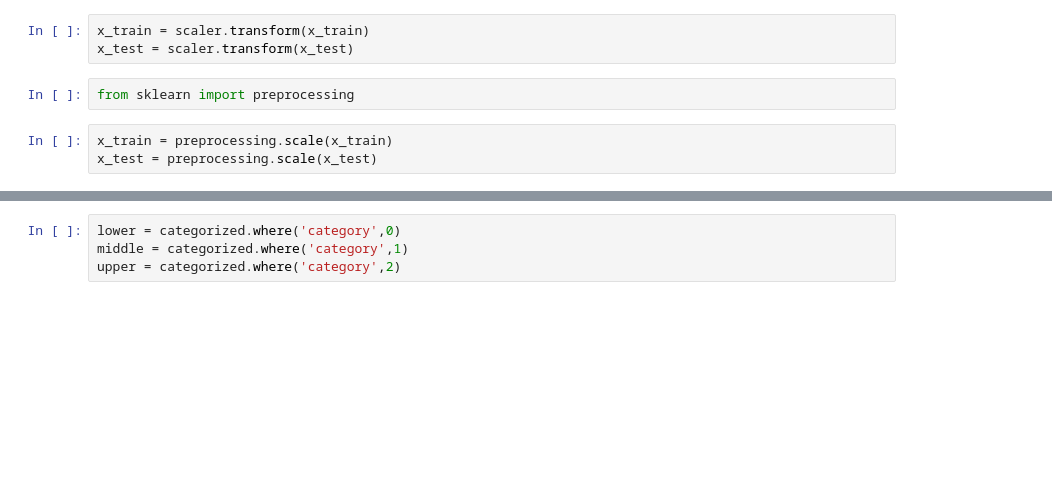
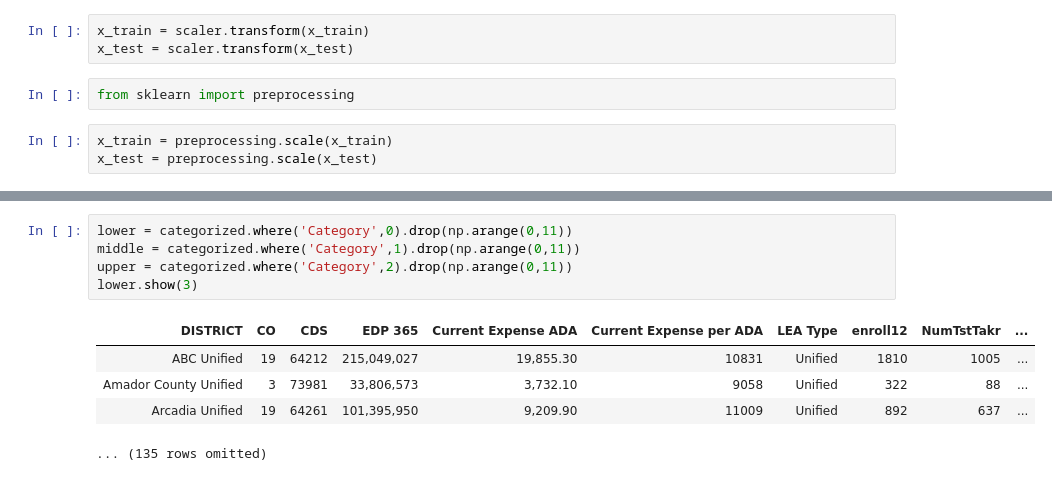
Before and after one commit to efliu/School-Staffing-Optimization, a Jupyter notebook: Neural Network.ipynb, the cells around one changed output, grey strips where cells are left out. Cells and saved outputs as stored; diff of their text form; blank space fills up the shorter version.

```diff
--- a/Neural Network.ipynb
+++ b/Neural Network.ipynb
@@ -134,5 +135,12 @@ categorized.show(3)
 ... (315 rows omitted)
 # %%
-lower = categorized.where('category',0)
-middle = categorized.where('category',1)
-upper = categorized.where('category',2)
+lower = categorized.where('Category',0).drop(np.arange(0,11))
+middle = categorized.where('Category',1).drop(np.arange(0,11))
+upper = categorized.where('Category',2).drop(np.arange(0,11))
+lower.show(3)
+# %% [output]
+| DISTRICT | CO | CDS | EDP 365 | Current Expense ADA | Current Expense per ADA | LEA Type | enroll12 | NumTstTakr | ... |
+| ABC Unified | 19 | 64212 | 215,049,027 | 19,855.30 | 10831 | Unified | 1810 | 1005 | ... |
+| Amador County Unified | 3 | 73981 | 33,806,573 | 3,732.10 | 9058 | Unified | 322 | 88 | ... |
+| Arcadia Unified | 19 | 64261 | 101,395,950 | 9,209.90 | 11009 | Unified | 892 | 637 | ... |
+... (135 rows omitted)
```
Also changed, not shown: parts of 27 cells of this notebook.
